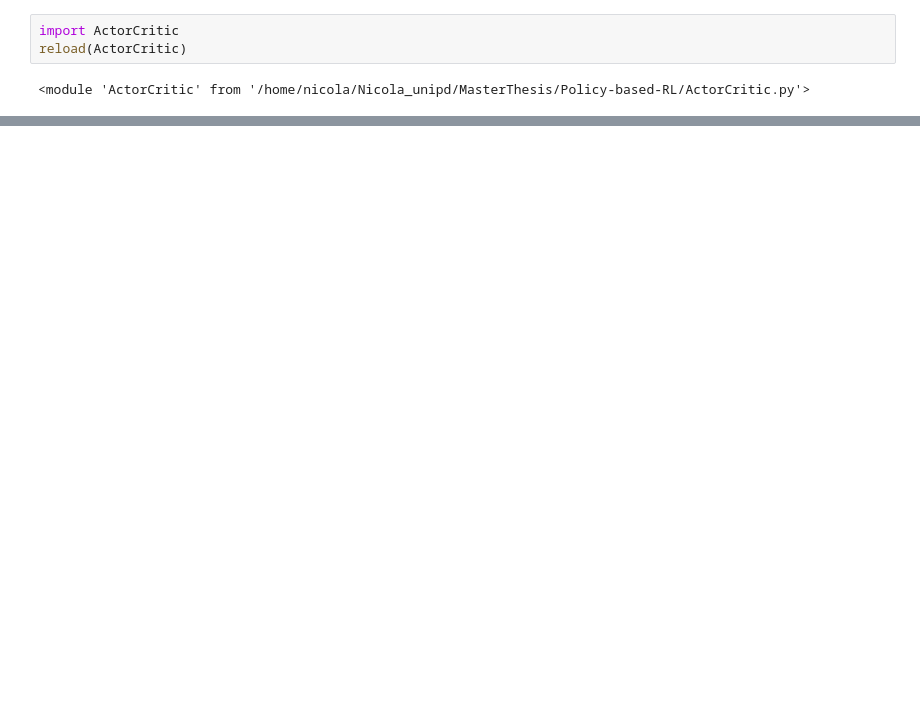
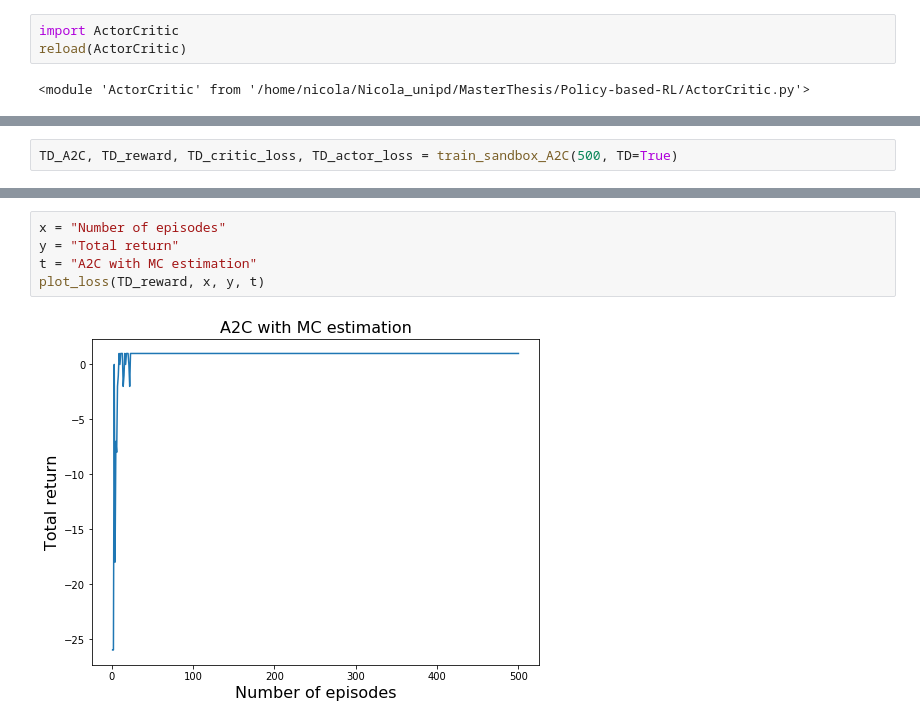
Before and after one commit to nicoladainese96/Policy-based-RL, a Jupyter notebook: sandbox_task.ipynb, the cells around one changed output, grey strips where cells are left out. Drawn from its saved outputs; the diff is of its cells as text; blank space fills up the shorter version.

```diff
--- a/sandbox_task.ipynb
+++ b/sandbox_task.ipynb
@@ -655,0 +667,2 @@ utils.render(MC_A2C, x=10, y=10, goal=[9,9])
+# %%
+TD_A2C, TD_reward, TD_critic_loss, TD_actor_loss = train_sandbox_A2C(500, TD=True)
@@ -655,0 +687,7 @@ utils.render(MC_A2C, x=10, y=10, goal=[9,9])
+# %%
+x = "Number of episodes"
+y = "Total return"
+t = "A2C with MC estimation"
+plot_loss(TD_reward, x, y, t)
+# %% [output]
+[figure, added]
```
Also changed, not shown: parts of 59 cells of this notebook, 3 other files.
